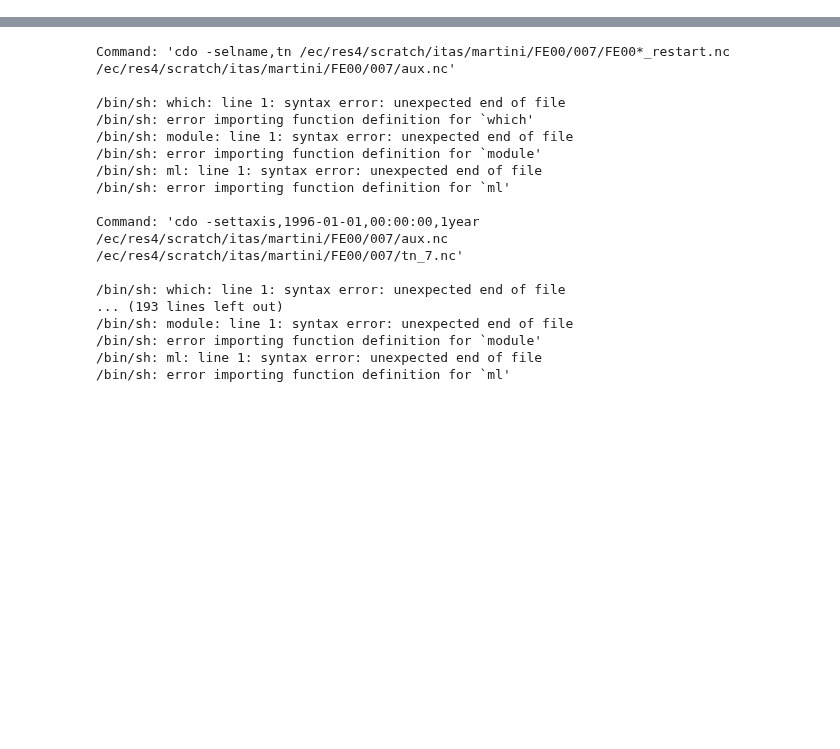
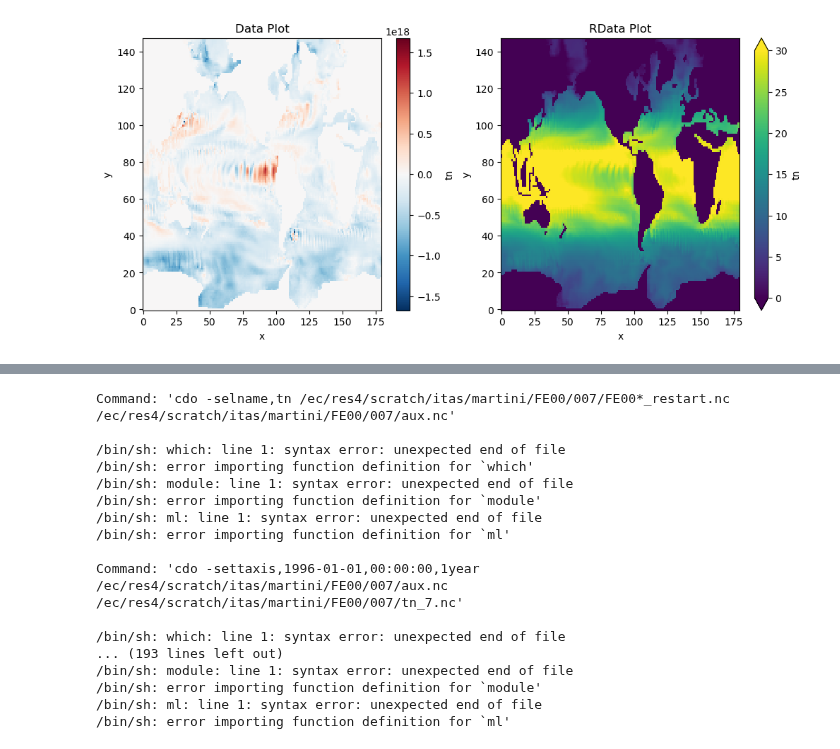
Before and after one commit to asozza/stece, a Jupyter notebook: osprey/notebooks/test_EOF_restart.ipynb, the cells around one changed output, grey strips where cells are left out. Saved outputs shown, nothing was run; the diff lists cells and outputs as text; code cells hidden in the pictures; blank space fills up the shorter version.

```diff
--- a/osprey/notebooks/test_EOF_restart.ipynb
+++ b/osprey/notebooks/test_EOF_restart.ipynb
@@ -47,0 +86,13 @@ Command: 'cdo -settaxis,1996-01-01,00:00:00,1year /ec/res4/scratch/itas/martini/
+# %%
+# Create a figure with two subplots arranged in one row
+fig, axes = plt.subplots(1, 2, figsize=(12, 5))
+# Plot the first dataset on the first subplot
+data['tn'].isel(time_counter=0, nav_lev=0).plot(ax=axes[0]) #vmin=0, vmax=30)
+axes[0].set_title('Data Plot')
+# Plot the second dataset on the second subplot
+rdata['tn'].isel(time_counter=0, nav_lev=0).plot(ax=axes[1], vmin=0, vmax=30)
+axes[1].set_title('RData Plot')
+# Display the plots
+plt.show()
+# %% [output]
+[figure, added]
```
Also changed, not shown: parts of 22 cells of this notebook, 2 other files.
